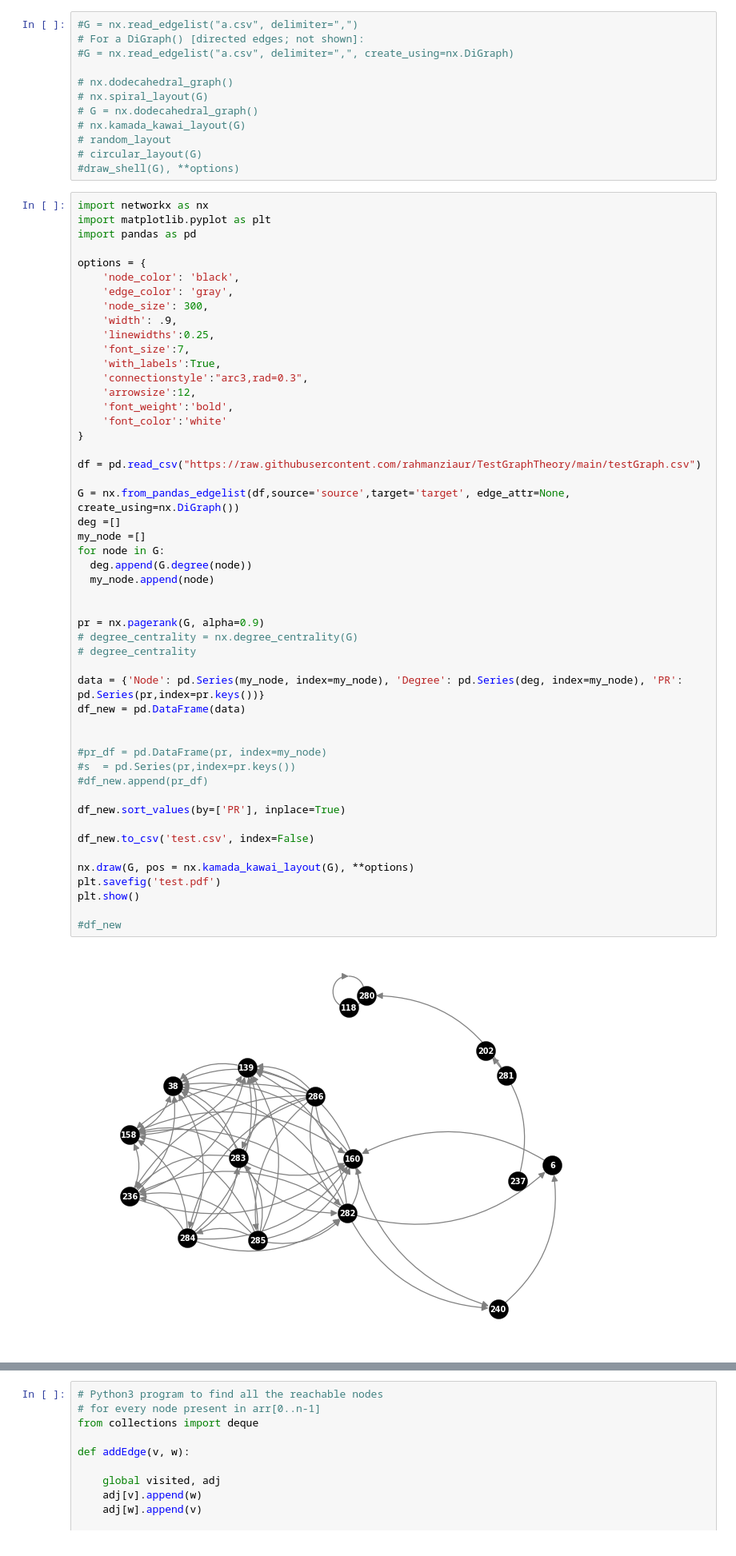
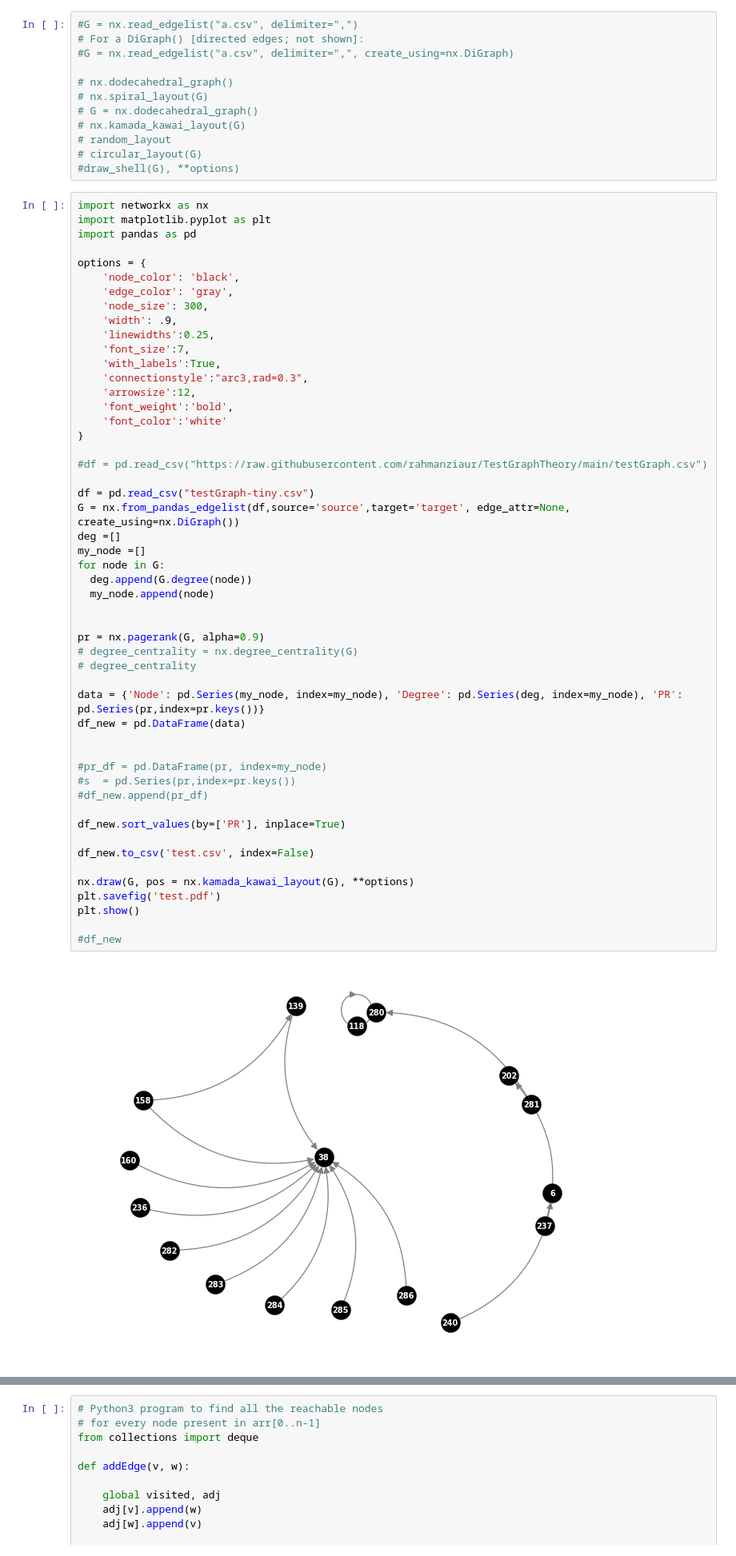
Before and after one commit to rahmanziaur/TestGraphTheory, a Jupyter notebook: TestDependency1_3.ipynb, the cells around one changed output, grey strips where cells are left out. Shown: that part at 80% size. Drawn from its saved outputs; the diff is of its cells as text.

```diff
--- a/TestDependency1_3.ipynb
+++ b/TestDependency1_3.ipynb
@@ -338,39 +338,40 @@ options = {
     'font_color':'white'
 }
 
-df = pd.read_csv("https://raw.githubusercontent.com/rahmanziaur/TestGraphTheory/main/testGraph.csv")
+#df = pd.read_csv("https://raw.githubusercontent.com/rahmanziaur/TestGraphTheory/main/testGraph.csv")
 
+df = pd.read_csv("testGraph-tiny.csv")
 G = nx.from_pandas_edgelist(df,source='source',target='target', edge_attr=None, create_using=nx.DiGraph())
 deg =[]
 my_node =[]
 for node in G:
   deg.append(G.degree(node))
   my_node.append(node)
 
 
 pr = nx.pagerank(G, alpha=0.9)
 # degree_centrality = nx.degree_centrality(G)
 # degree_centrality
 
 data = {'Node': pd.Series(my_node, index=my_node), 'Degree': pd.Series(deg, index=my_node), 'PR': pd.Series(pr,index=pr.keys())}
 df_new = pd.DataFrame(data)
 
 
 #pr_df = pd.DataFrame(pr, index=my_node)
 #s  = pd.Series(pr,index=pr.keys())
 #df_new.append(pr_df)
 
 df_new.sort_values(by=['PR'], inplace=True)
 
 df_new.to_csv('test.csv', index=False)
 
 nx.draw(G, pos = nx.kamada_kawai_layout(G), **options)
 plt.savefig('test.pdf')
 plt.show()
 
 #df_new
 # %% [output]
-[figure, old version]
+[figure, new version]
 # %%
 import networkx as nx
 import matplotlib.pyplot as plt
```
Also changed, not shown: parts of 3 cells of this notebook.
